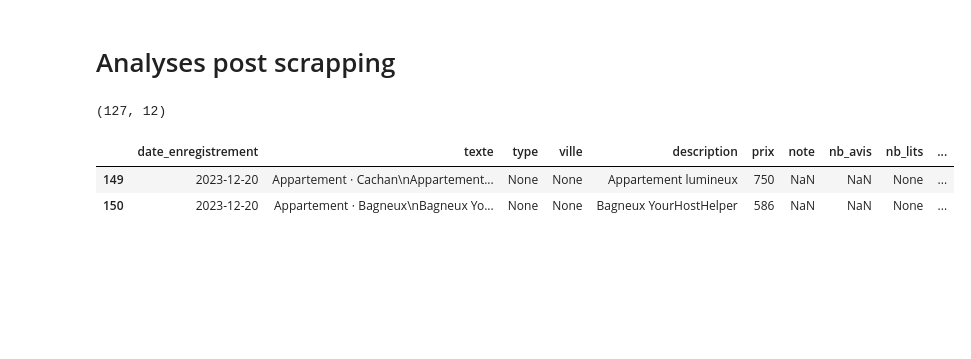
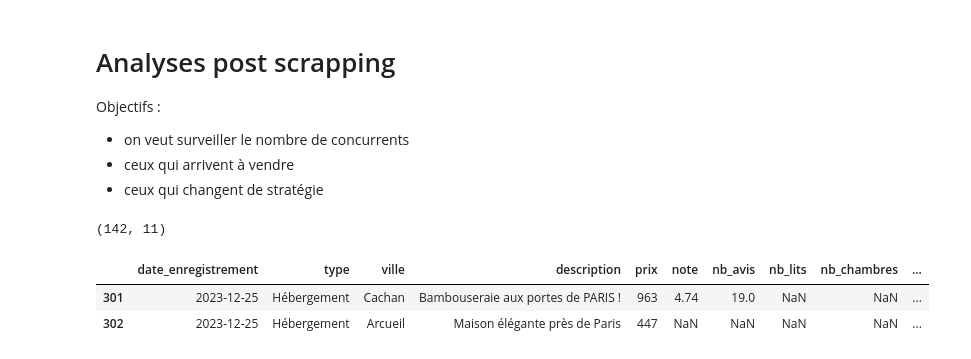
Before and after one commit to PierreDesmet/AirBNB_JO_2024, a Jupyter notebook: Analyses.ipynb, the cells around one changed output. Cells and saved outputs as stored; diff of their text form; code cells hidden in the pictures; blank space fills up the shorter version.

```diff
--- a/Analyses.ipynb
+++ b/Analyses.ipynb
@@ -1,5 +1,10 @@
 # %% [markdown]
 # Analyses post scrapping
+
+Objectifs :
+- on veut surveiller le nombre de concurrents
+- ceux qui arrivent à vendre
+- ceux qui changent de stratégie
 # %%
 import pandas as pd
 import pickle
@@ -6,10 +13,13 @@ import pickle
 # %%
-df = pickle.load(open('tous_les_logements.p', 'rb'))
+villes = ['Arcueil', 'Bourg-la-Reine', 'Cachan']
+df = pickle.load(open('tous_les_logements.p', 'rb')).drop('texte', axis=1)
+df = df[df.ville.isin(villes)].copy()
+
 print(df.shape)
 df.tail(2)
 # %% [output]
-(127, 12)
+(142, 11)
-|  | date_enregistrement | texte | type | ville | description | prix | note | nb_avis | nb_lits | ... |
-| 149 | 2023-12-20 | Appartement ⋅ Cachan\nAppartement... | None | None | Appartement lumineux | 750 | NaN | NaN | None | ... |
-| 150 | 2023-12-20 | Appartement ⋅ Bagneux\nBagneux Yo... | None | None | Bagneux YourHostHelper | 586 | NaN | NaN | None | ... |
+|  | date_enregistrement | type | ville | description | prix | note | nb_avis | nb_lits | nb_chambres | ... |
+| 301 | 2023-12-25 | Hébergement | Cachan | Bambouseraie aux portes de PARIS ! | 963 | 4.74 | 19.0 | NaN | NaN | ... |
+| 302 | 2023-12-25 | Hébergement | Arcueil | Maison élégante près de Paris | 447 | NaN | NaN | NaN | NaN | ... |
 # %%
```
Also changed, not shown: parts of 12 cells of this notebook, 2 other files.
